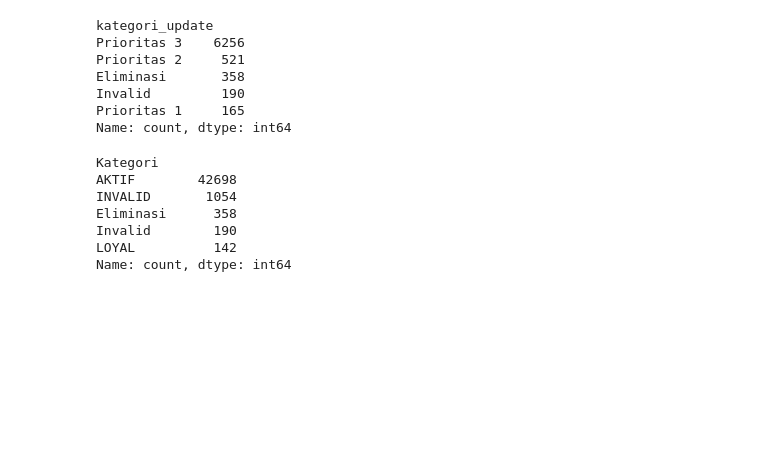
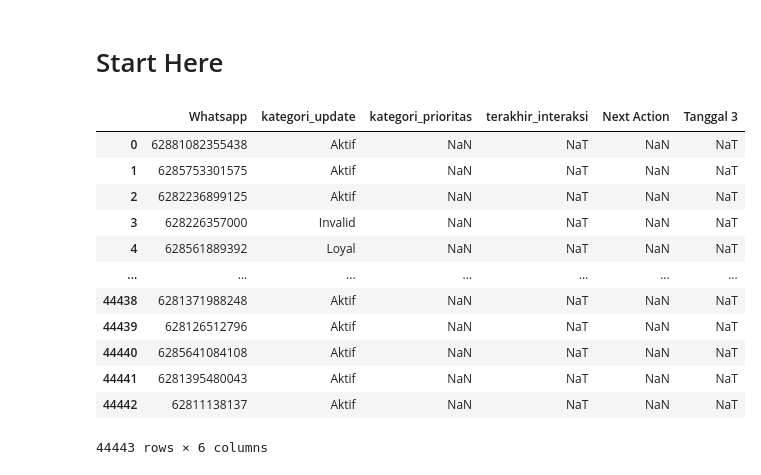
Before and after one commit to frqwuzhere/data_processing_with_python, a Jupyter notebook: untuk_cs/Tracking_Data/update_category.ipynb, the cells around one changed output. Cells and saved outputs as stored; diff of their text form; code cells hidden in the pictures; blank space fills up the shorter version.

Commit message:
update category, crm and validity

```diff
--- a/untuk_cs/Tracking_Data/update_category.ipynb
+++ b/untuk_cs/Tracking_Data/update_category.ipynb
@@ -53,2 +55,4 @@ category_update['Kategori'] = category_update.apply(update_category, axis=1)
+# %% [markdown]
+# Start Here
 # %%
 category_update = pd.read_excel("checkpoint_files/category_each_donor.xlsx")
@@ -57,38 +59,48 @@ category_updater = category_update[['Whatsapp','Kategori']]
 # %%
-daily_1097 = pd.read_excel("../data_blast/daily_activity/filled/new/Daily_Activity_1097.xlsx")
-daily_2056_bonding = pd.read_excel("../data_blast/daily_activity/filled/new/Daily Activity 2056 (BONDING).xlsx")
-daily_2056_maintain = pd.read_excel("../data_blast/daily_activity/filled/new/Daily Activity 2056 (MAINTAIN).xlsx")
-daily_2057_bonding = pd.read_excel("../data_blast/daily_activity/filled/new/Daily Activity 2057 (BONDING).xlsx")
-daily_2057_maintain = pd.read_excel("../data_blast/daily_activity/filled/new/Daily Activity 2057 (MAINTAIN).xlsx")
-daily_0046 = pd.read_excel("../data_blast/daily_activity/filled/new/0046_DA_Shania.xlsx")
-daily_0047 = pd.read_excel("../data_blast/daily_activity/filled/new/0047_DA_Shania.xlsx")
-daily_0041 = pd.read_excel("../data_blast/daily_activity/filled/new/Daily_Activity_0041.xlsx")
-daily_0051 = pd.read_excel("../data_blast/daily_activity/filled/new/Daily_Activity_0051.xlsx")
+# daily_1097 = pd.read_excel("../data_blast/daily_activity/filled/new/Daily_Activity_1097.xlsx")
+# daily_2056_bonding = pd.read_excel("../data_blast/daily_activity/filled/new/Daily Activity 2056 (BONDING).xlsx")
+# daily_2056_maintain = pd.read_excel("../data_blast/daily_activity/filled/new/Daily Activity 2056 (MAINTAIN).xlsx")
+# daily_2057_bonding = pd.read_excel("../data_blast/daily_activity/filled/new/Daily Activity 2057 (BONDING).xlsx")
+# daily_2057_maintain = pd.read_excel("../data_blast/daily_activity/filled/new/Daily Activity 2057 (MAINTAIN).xlsx")
+# daily_0046 = pd.read_excel("../data_blast/daily_activity/filled/new/0046_DA_Shania.xlsx")
+# daily_0047 = pd.read_excel("../data_blast/daily_activity/filled/new/0047_DA_Shania.xlsx")
+# daily_0041 = pd.read_excel("../data_blast/daily_activity/filled/new/Daily_Activity_0041.xlsx")
+# daily_0051 = pd.read_excel("../data_blast/daily_activity/filled/new/Daily_Activity_0051.xlsx")
+daily_2031 = pd.read_excel("../data_blast/daily_activity/filled/new/Daily_Activity_WA_2031.xlsx")
+daily_2032 = pd.read_excel("../data_blast/daily_activity/filled/new/Daily_Activity_wa_2032.xlsx")
+daily_7778 = pd.read_excel("../data_blast/daily_activity/filled/new/Daily_Activity_7778.xlsx")
 
 
-daily_2056 = pd.concat([daily_2056_bonding, daily_2056_maintain])
-daily_2057 = pd.concat([daily_2057_bonding, daily_2057_maintain])
+# daily_2056 = pd.concat([daily_2056_bonding, daily_2056_maintain])
+# daily_2057 = pd.concat([daily_2057_bonding, daily_2057_maintain])
 
 
-daily_activity_all = pd.concat([daily_1097, daily_2056, daily_2057,daily_0046,daily_0047,daily_0041,daily_0051])
+daily_activity_all = pd.concat([daily_2031,daily_2032,daily_7778])
 daily_activity_all = daily_activity_all.dropna(subset=['Whatsapp'])
 # %%
-update_category = category_updater.merge(daily_activity_all[['Whatsapp','Next Action', 'Tanggal 3']], how='left', on='Whatsapp')
+update_category = category_update.merge(daily_activity_all[['Whatsapp','Next Action', 'Tanggal 3']], how='left', on='Whatsapp')
 
 # standarize the value, for date and prioritas
 update_category['Tanggal 3'] = pd.to_datetime(update_category['Tanggal 3'], errors='coerce')
 update_category.loc[update_category['Next Action'] == "Prioirtas 3", "Next Action"] = "Prioritas 3"
 
 # rename columns
-update_category = update_category.rename(columns={"Next Action":"kategori_update",
-                                                  "Tanggal 3":"terakhir_interaksi"})
+# update_category = update_category.rename(columns={"Kategori":"kategori_update",
+#                                                   "Next Action":"kategori_prioritas",
+#                                                   "Tanggal 3":"terakhir_interaksi"})
-# %%
-update_category['kategori_update']
-# %% [output]
-kategori_update
-Prioritas 3    6256
-Prioritas 2     521
-Eliminasi       358
-Invalid         190
-Prioritas 1     165
-Name: count, dtype: int64
+# %%
+update_category
+# %% [output]
+|  | Whatsapp | kategori_update | kategori_prioritas | terakhir_interaksi | Next Action | Tanggal 3 |
+| 0 | 62881082355438 | Aktif | NaN | NaT | NaN | NaT |
+| 1 | 6285753301575 | Aktif | NaN | NaT | NaN | NaT |
+| 2 | 6282236899125 | Aktif | NaN | NaT | NaN | NaT |
+| 3 | 628226357000 | Invalid | NaN | NaT | NaN | NaT |
+| 4 | 628561889392 | Loyal | NaN | NaT | NaN | NaT |
+| ... | ... | ... | ... | ... | ... | ... |
+| 44438 | 6281371988248 | Aktif | NaN | NaT | NaN | NaT |
+| 44439 | 628126512796 | Aktif | NaN | NaT | NaN | NaT |
+| 44440 | 6285641084108 | Aktif | NaN | NaT | NaN | NaT |
+| 44441 | 6281395480043 | Aktif | NaN | NaT | NaN | NaT |
+| 44442 | 62811138137 | Aktif | NaN | NaT | NaN | NaT |
+44443 rows × 6 columns
@@ -100,11 +130 @@ update_category['Kategori'] = np.where(update_category['kategori_update'].isin([
 # update_category['kategori_update'].apply(lambda x: x if x in ["Eliminasi", "Invalid"] else )
-# %%
-update_category['Kategori'].value_counts()
-# %% [output]
-Kategori
-AKTIF        42698
-INVALID       1054
-Eliminasi      358
-Invalid        190
-LOYAL          142
-Name: count, dtype: int64
```
Also changed, not shown: parts of 9 cells of this notebook, 46 other files.
